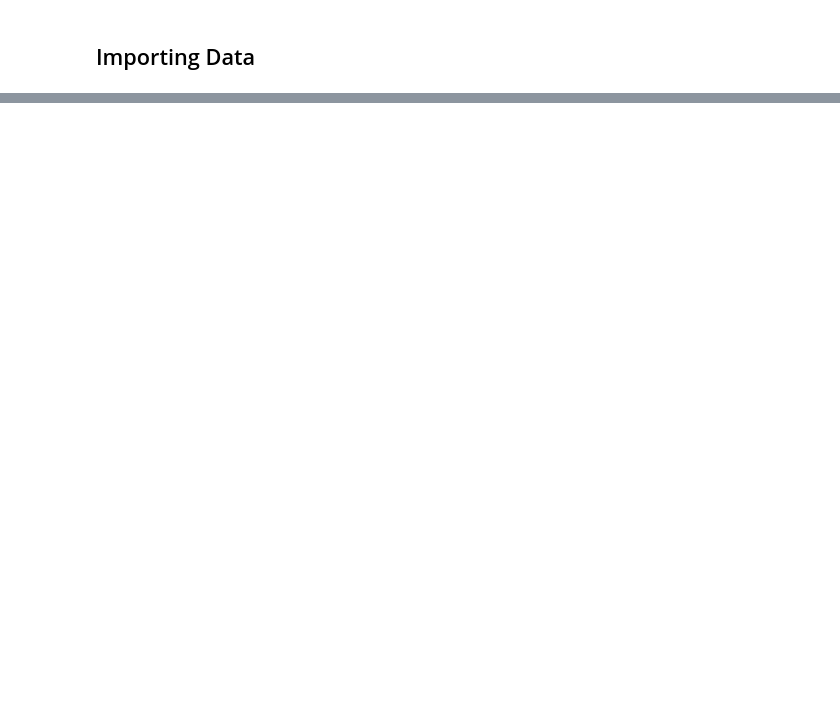
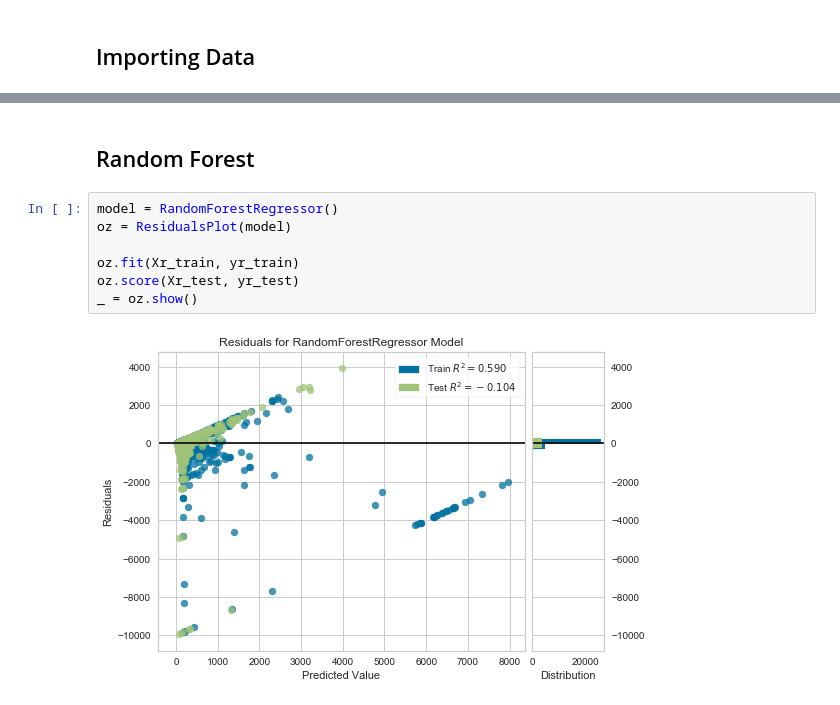
Before and after one commit to dcollaguazo/Airbnb-Price-Prediction, a Jupyter notebook: variable_exploration/dc/reviews_listings.ipynb, the cells around one changed output, grey strips where cells are left out. Cells and saved outputs as stored; diff of their text form; blank space fills up the shorter version.

```diff
--- a/variable_exploration/dc/reviews_listings.ipynb
+++ b/variable_exploration/dc/reviews_listings.ipynb
@@ -51,0 +291,11 @@ ParserError: Error tokenizing data. C error: Expected 3 fields in line 8, saw 5
+# %% [markdown]
+## Random Forest
+# %%
+model = RandomForestRegressor()
+oz = ResidualsPlot(model)
+
+oz.fit(Xr_train, yr_train)
+oz.score(Xr_test, yr_test)
+_ = oz.show()
+# %% [output]
+[figure, added]
```
Also changed, not shown: parts of 38 cells of this notebook, 5 other files.
